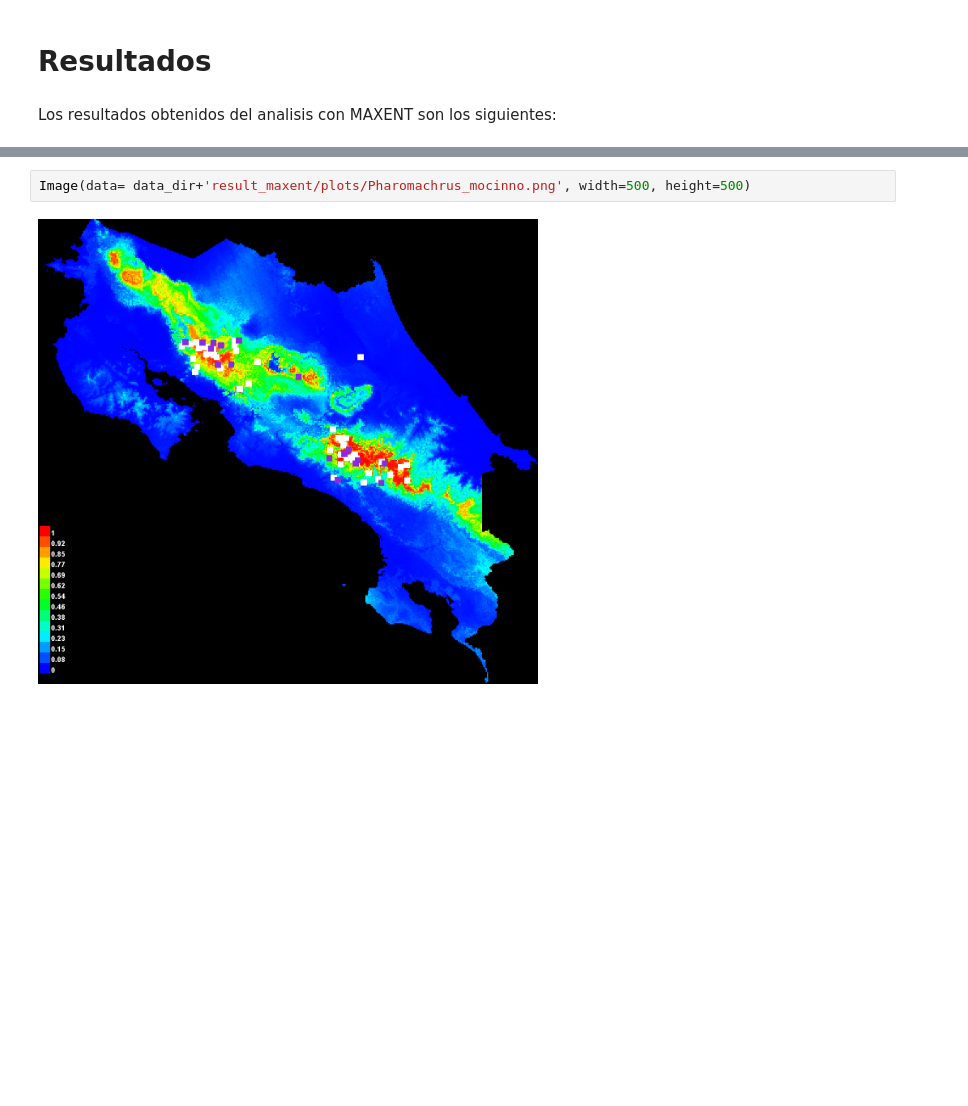
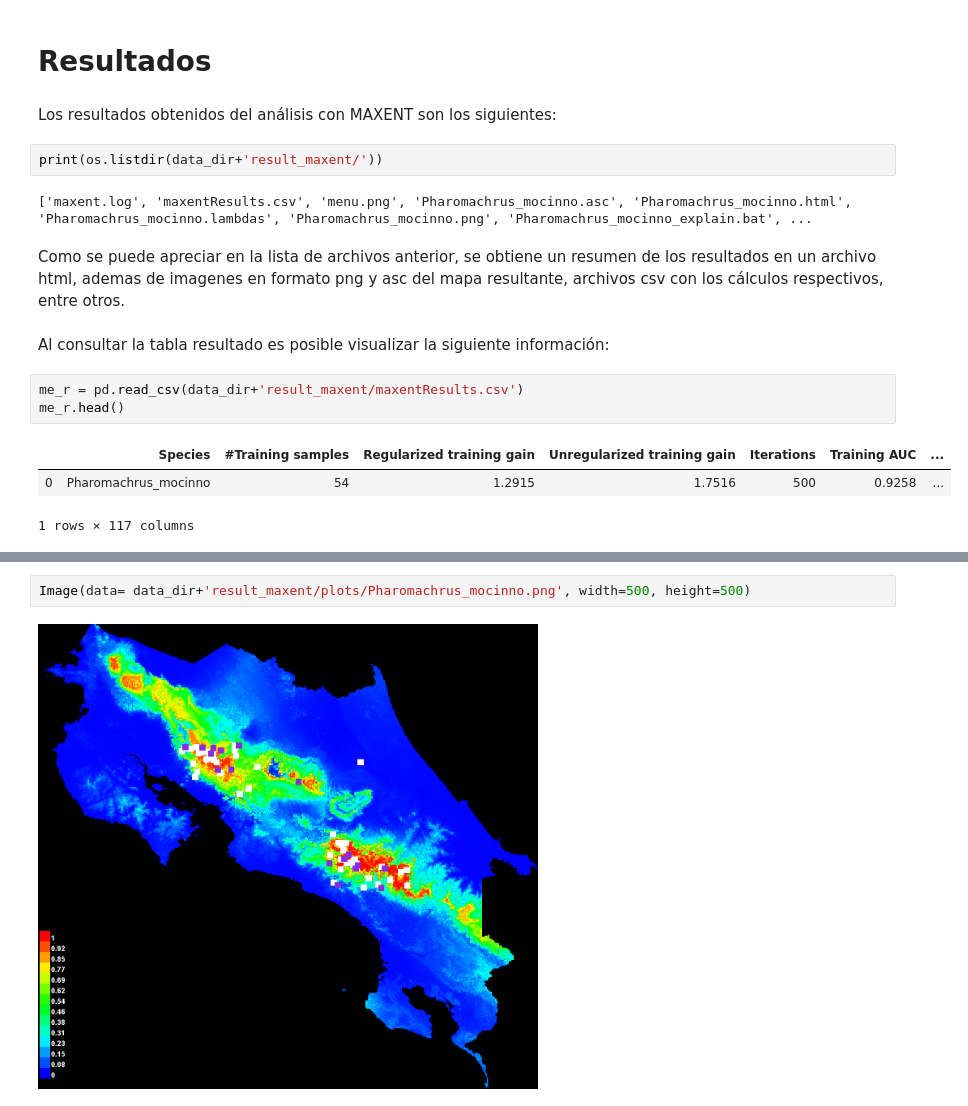
Before and after one commit to geoimaginarte/projects, a Jupyter notebook: maxent/MaxEnt.ipynb, the cells around one changed output, grey strips where cells are left out. Drawn from its saved outputs; the diff is of its cells as text; blank space fills up the shorter version.

```diff
--- a/maxent/MaxEnt.ipynb
+++ b/maxent/MaxEnt.ipynb
@@ -151,4 +164,19 @@ for ax in [ax2, ax3, ax4]:
 # %% [markdown]
 # Resultados
 # %% [markdown]
-Los resultados obtenidos del analisis con MAXENT son los siguientes:
+Los resultados obtenidos del análisis con MAXENT son los siguientes:
+# %%
+print(os.listdir(data_dir+'result_maxent/'))
+# %% [output]
+['maxent.log', 'maxentResults.csv', 'menu.png', 'Pharomachrus_mocinno.asc', 'Pharomachrus_mocinno.html', 'Pharomachrus_mocinno.lambdas', 'Pharomachrus_mocinno.png', 'Pharomachrus_mocinno_explain.bat', ...
+# %% [markdown]
+Como se puede apreciar en la lista de archivos anterior, se obtiene un resumen de los resultados en un archivo html, ademas de imagenes en formato png y asc del mapa resultante, archivos csv con los cálculos respectivos, entre otros.
+# %% [markdown]
+Al consultar la tabla resultado es posible visualizar la siguiente información:
+# %%
+me_r = pd.read_csv(data_dir+'result_maxent/maxentResults.csv')
+me_r.head()
+# %% [output]
+|  | Species | #Training samples | Regularized training gain | Unregularized training gain | Iterations | Training AUC | ... |
+| 0 | Pharomachrus_mocinno | 54 | 1.2915 | 1.7516 | 500 | 0.9258 | ... |
+1 rows × 117 columns
```
Also changed, not shown: parts of 32 cells of this notebook, 1 other file.
